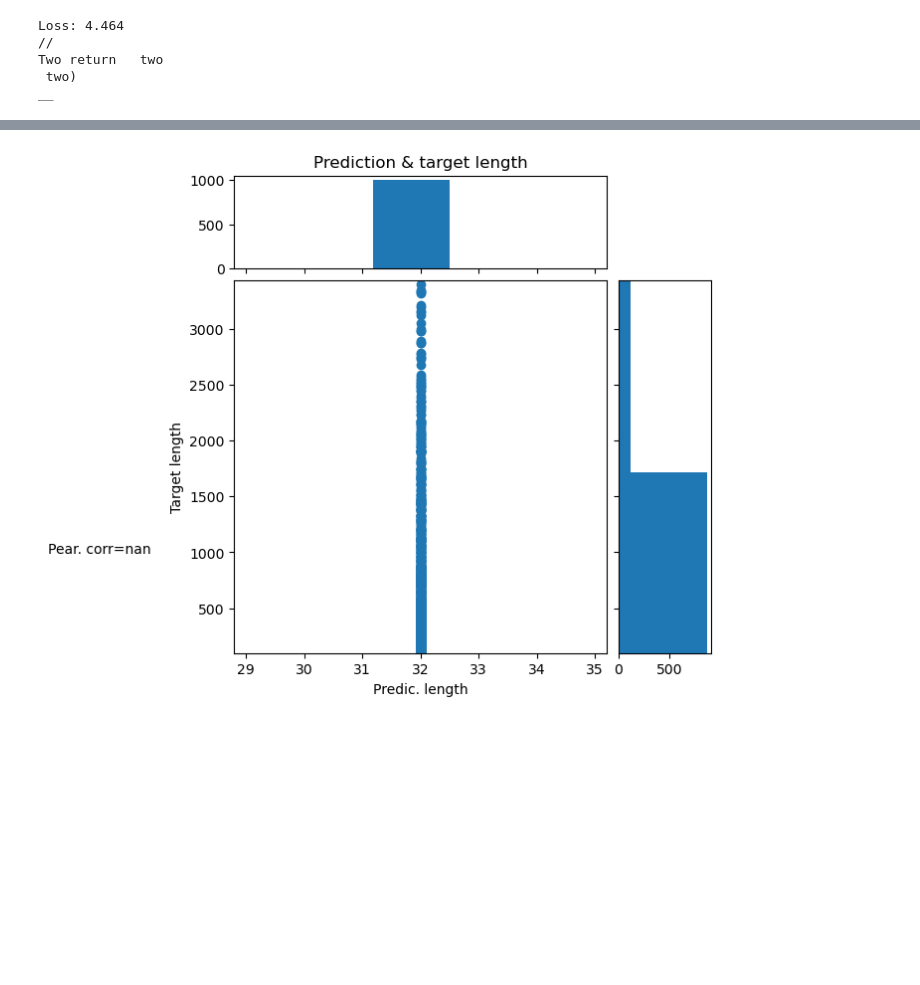
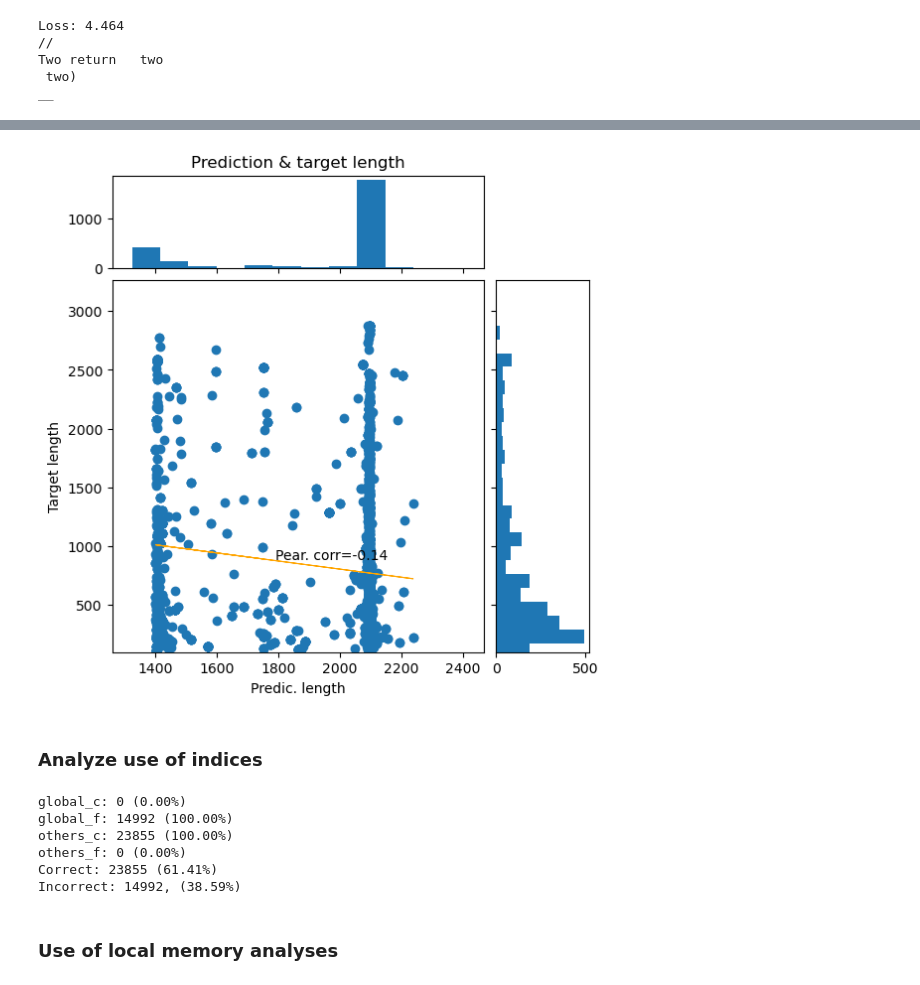
Before and after one commit to Samanek-Jan/Project, a Jupyter notebook: src/baseline/notebooks/evaluate_metrics.ipynb, the cells around one changed output, grey strips where cells are left out. Saved outputs shown, nothing was run; the diff lists cells and outputs as text; code cells hidden in the pictures; blank space fills up the shorter version.

```diff
--- a/src/baseline/notebooks/evaluate_metrics.ipynb
+++ b/src/baseline/notebooks/evaluate_metrics.ipynb
@@ -242,7 +242,7 @@ tokenizer = AutoTokenizer.from_pretrained("distilgpt2", use_fast=False, model_ma
 tokenizer.add_special_tokens({
     "pad_token" : "<pad>"
 })
-model_path = "/tmp/xsaman02/models/baseline/baseline.evaluated.pt"
+model_path = "../../../models/baseline/baseline.evaluated.pt"
 model, model_d = get_baseline_model(model_path, tokenizer)
 # %%
 used_ratio = 0.01
@@ -577,12 +577,12 @@ def plot_scatter_with_dist(x, y, title, xlabel, ylabel):
     min_y = np.quantile(y, 0.05)
     max_y = np.quantile(y, 0.95)
 
-    # x_mask = ((x > min_x) & (x < max_x))
-    # x = x[x_mask]
-    # y = y[x_mask]
-    # y_mask = ((y > min_y) & (y < max_y))
-    # x = x[y_mask]
-    # y = y[y_mask]
+    x_mask = ((x > min_x) & (x < max_x))
+    x = x[x_mask]
+    y = y[x_mask]
+    y_mask = ((y > min_y) & (y < max_y))
+    x = x[y_mask]
+    y = y[y_mask]
 
     # Draw the scatter plot and marginals.
     scatter_hist(x, y, ax, ax_histx, ax_histy, title)
@@ -594,9 +594,9 @@ def plot_scatter_with_dist(x, y, title, xlabel, ylabel):
     plt.show()
 
 
-target_len_list = np.array(target_len_list)
-input_len_list = np.array(input_len_list)
-loss_list = np.array(loss_list)
+# target_len_list = np.array(target_len_list)
+# input_len_list = np.array(input_len_list)
+# loss_list = np.array(loss_list)
 
-plot_scatter_with_dist(input_len_list, loss_list, "Kernel input length & loss", "Input length", "Loss value")
-plot_scatter_with_dist(target_len_list, loss_list, "Kernel target length & loss", "Target length", "Loss value")
+# plot_scatter_with_dist(input_len_list, loss_list, "Kernel input length & loss", "Input length", "Loss value")
+# plot_scatter_with_dist(target_len_list, loss_list, "Kernel target length & loss", "Target length", "Loss value")
@@ -606,11 +603,59 @@ plot_scatter_with_dist(target_len_list, loss_list, "Kernel target length & loss"
 # %%
 prd_sample_len = []
 tgr_sample_len = []
 
-for prd, (_, tgr) in zip(pred_sentences, l[len(pred_sentences):]):
+for prd, tgr in zip(model_d["predic_sentences"], model_d["target_sentences"]):
     prd_sample_len.append(len(prd))
     tgr_sample_len.append(len(tgr))
 
 plot_scatter_with_dist(prd_sample_len, tgr_sample_len, "Prediction & target length", "Predic. length", "Target length")
 # %% [output]
-[figure, old version]
+[figure, new version]
+# %% [markdown]
+### Analyze use of indices
+# %%
+global_c = 0
+global_f = 0
+other_c = 0
+other_f = 0
+
+for src, prd in tqdm(list(zip(model_d.get("source_sentences"), model_d.get("predic_sentences")))):
+    one_line_src = src.replace("\n", " ")
+    is_global = one_line_src.find("__global__") != -1
+
+    prd_lines = prd.splitlines()
+    found = False
+    for line in prd_lines:
+        if line.find("threadIdx.") != -1 and line.find("blockIdx.") != -1 and line.find("blockDim.") != -1:
+            if is_global:
+                global_c += 1
+            else:
+                other_f += 1
+            found = True
+            break
+
+    if not found:
+        if is_global:
+            global_f += 1
+        else:
+            other_c += 1
+
+print(f"global_c: {global_c} ({global_c/(global_c+global_f):.2%})")
+print(f"global_f: {global_f} ({global_f/(global_c+global_f):.2%})")
+print(f"others_c: {other_c} ({other_c/(other_c+other_f):.2%})")
+print(f"others_f: {other_f} ({other_f/(other_c+other_f):.2%})")
+
+total = global_c + global_f + other_c + other_f
+correct = global_c + other_c
+incorrect = global_f + other_f
+print(f"Correct: {correct} ({correct/total:.2%})")
+print(f"Incorrect: {incorrect}, ({incorrect/total:.2%})")
+# %% [output]
+global_c: 0 (0.00%)
+global_f: 14992 (100.00%)
+others_c: 23855 (100.00%)
+others_f: 0 (0.00%)
+Correct: 23855 (61.41%)
+Incorrect: 14992, (38.59%)
+# %% [markdown]
+### Use of local memory analyses
```
Also changed, not shown: parts of 2 cells of this notebook, 11 other files.
